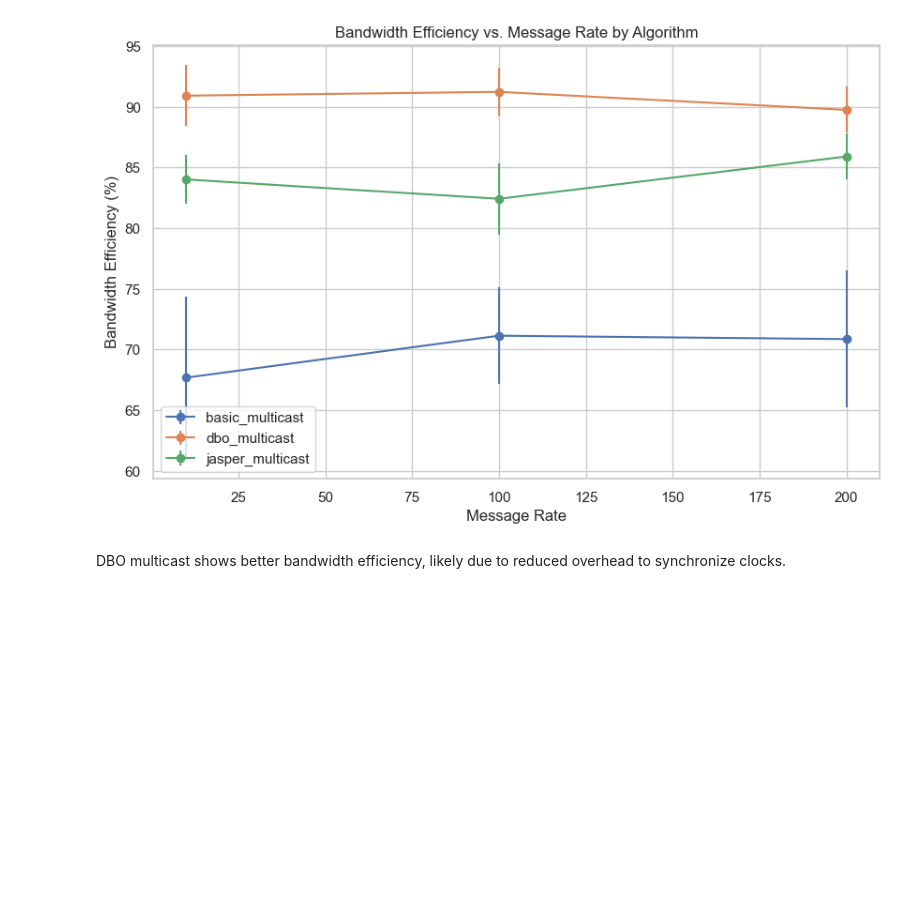
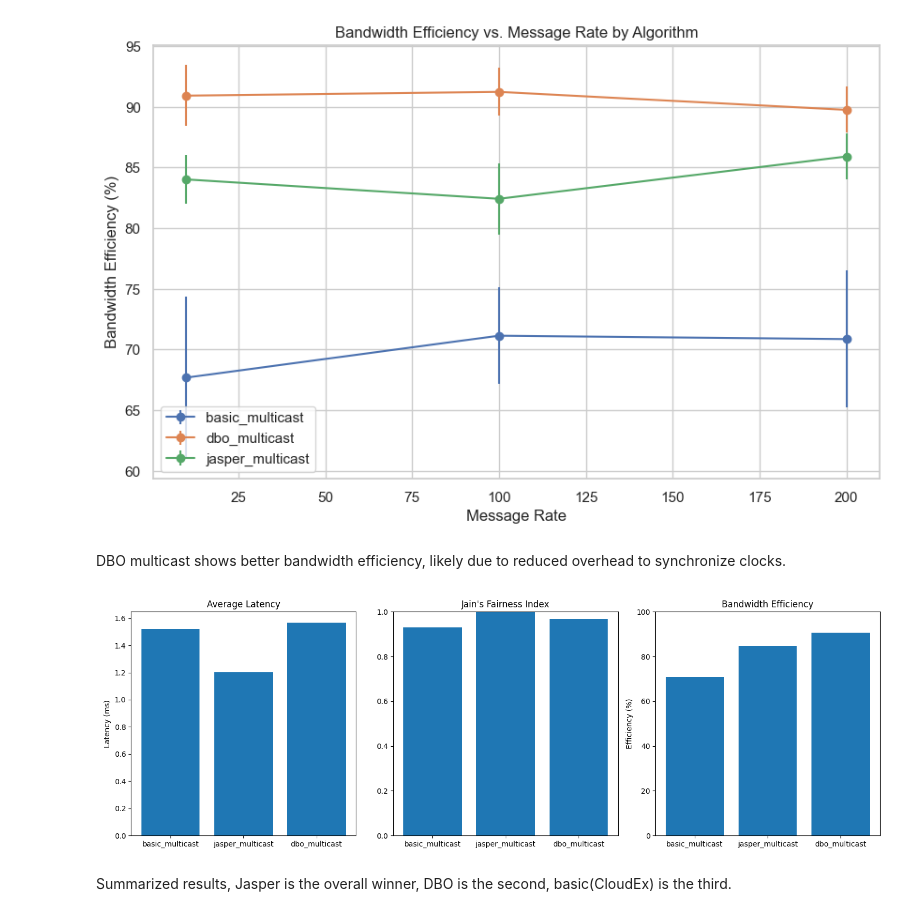
Before and after one commit to DiegoLopezInc/ITCS-6166_Group_8_Project, a Jupyter notebook: results_visualization.ipynb, the cells around one changed output. Drawn from its saved outputs; the diff is of its cells as text; code cells hidden in the pictures; blank space fills up the shorter version.

Commit message:
feat: added comparison png to end of notebook

```diff
--- a/results_visualization.ipynb
+++ b/results_visualization.ipynb
@@ -155,3 +155,11 @@ plt.show()
 [figure]
 # %% [markdown]
 DBO multicast shows better bandwidth efficiency, likely due to reduced overhead to synchronize clocks.
+# %%
+from IPython.display import Image, display
+
+display(Image(filename='results/comparison_20250428-205030.png'))
+# %% [output]
+[figure, added]
+# %% [markdown]
+Summarized results, Jasper is the overall winner, DBO is the second, basic(CloudEx) is the third.
```
